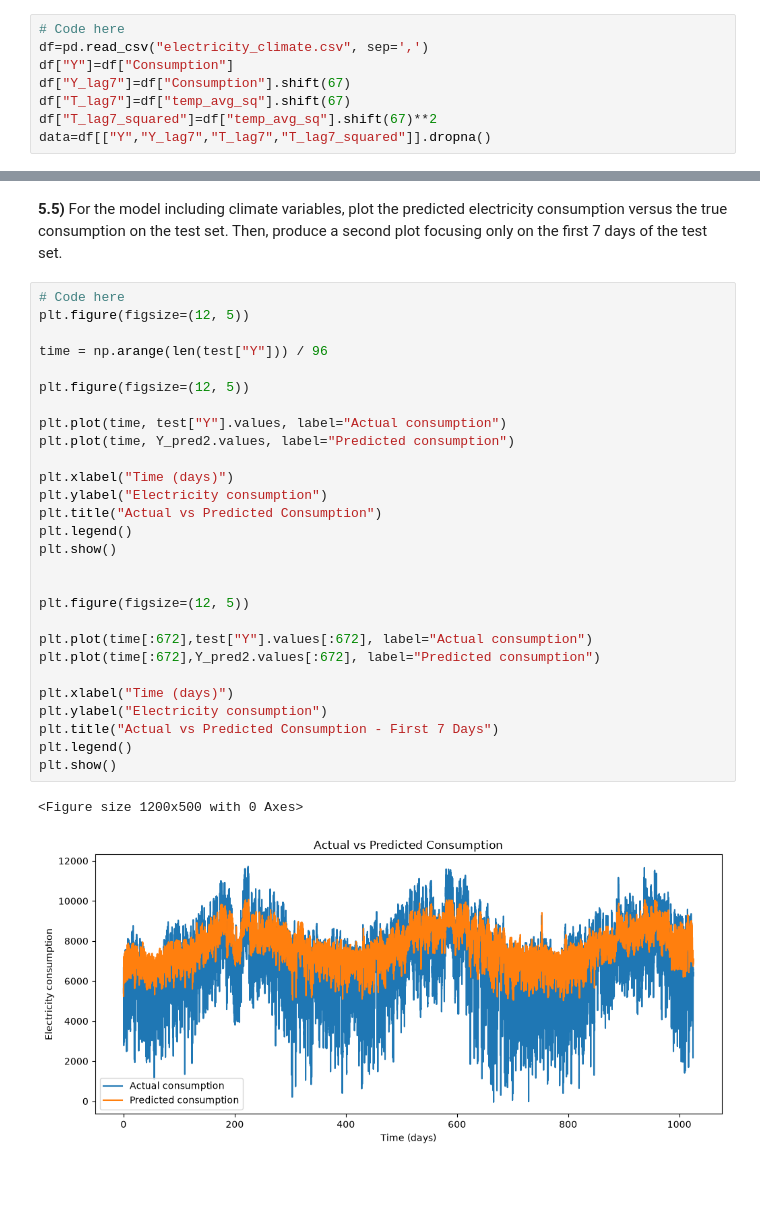
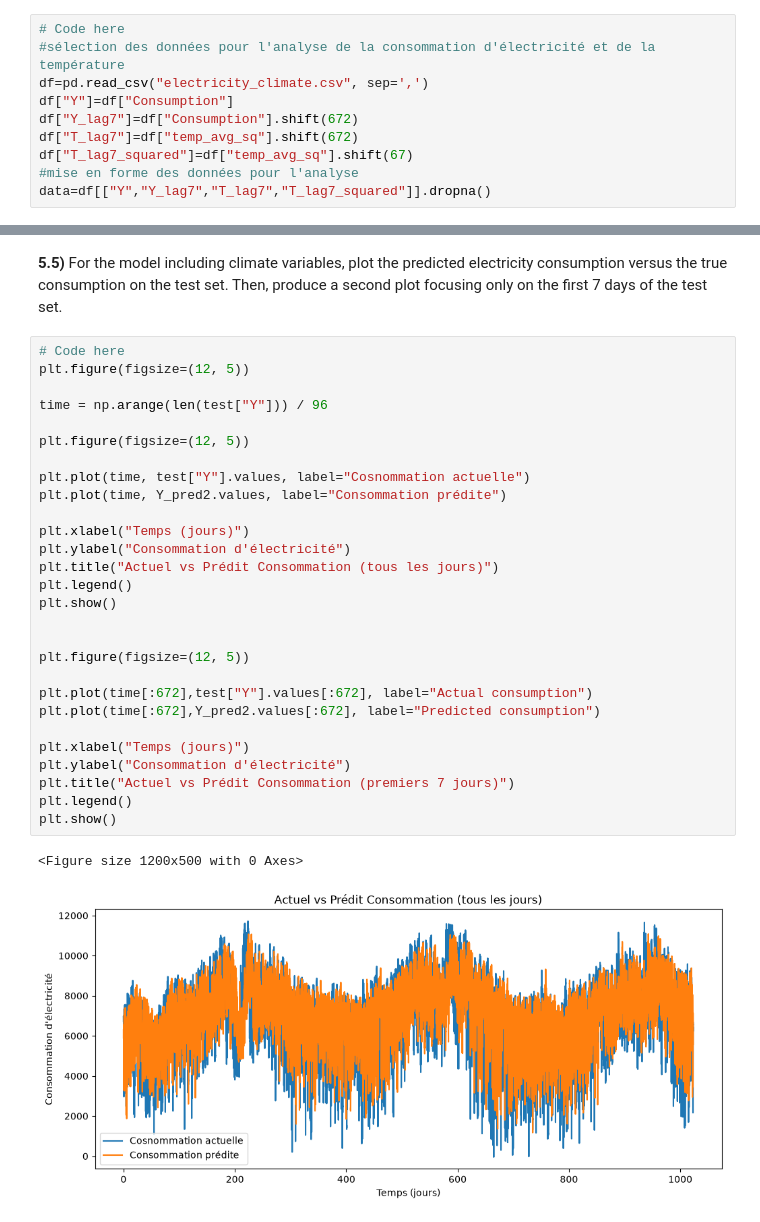
Before and after one commit to Rom-cd/hackaton_stats, a Jupyter notebook: Hackathon_26_27.ipynb, the cells around one changed output, grey strips where cells are left out. Drawn from its saved outputs; the diff is of its cells as text; blank space fills up the shorter version.

```diff
--- a/Hackathon_26_27.ipynb
+++ b/Hackathon_26_27.ipynb
@@ -415,11 +427,13 @@ To build the regression dataset, each row must contain:
 - the squared temperature at time $t - 7$ days: $\bar{T}_{t-7Days}^2$.
 # %%
 # Code here
+#sélection des données pour l'analyse de la consommation d'électricité et de la température
 df=pd.read_csv("electricity_climate.csv", sep=',')
 df["Y"]=df["Consumption"]
-df["Y_lag7"]=df["Consumption"].shift(67)
-df["T_lag7"]=df["temp_avg_sq"].shift(67)
-df["T_lag7_squared"]=df["temp_avg_sq"].shift(67)**2
+df["Y_lag7"]=df["Consumption"].shift(672)
+df["T_lag7"]=df["temp_avg_sq"].shift(672)
+df["T_lag7_squared"]=df["temp_avg_sq"].shift(67)
+#mise en forme des données pour l'analyse
 data=df[["Y","Y_lag7","T_lag7","T_lag7_squared"]].dropna()
 # %% [markdown]
 **5.2)** Split the dataset into a training set (first 75%) and a test set (last 25%).  Use the `OLS` function from the *statsmodels* package to fit linear regression model using only $Y_{t-7Days}$ as explanatory variable.
@@ -545,31 +560,31 @@ On peut donc conclure que la température contribue à améliorer les prédictio
 # %%
 # Code here
 plt.figure(figsize=(12, 5))
 
 time = np.arange(len(test["Y"])) / 96
 
 plt.figure(figsize=(12, 5))
 
-plt.plot(time, test["Y"].values, label="Actual consumption")
-plt.plot(time, Y_pred2.values, label="Predicted consumption")
+plt.plot(time, test["Y"].values, label="Cosnommation actuelle")
+plt.plot(time, Y_pred2.values, label="Consommation prédite")
 
-plt.xlabel("Time (days)")
-plt.ylabel("Electricity consumption")
-plt.title("Actual vs Predicted Consumption")
+plt.xlabel("Temps (jours)")
+plt.ylabel("Consommation d'électricité")
+plt.title("Actuel vs Prédit Consommation (tous les jours)")
 plt.legend()
 plt.show()
 
 
 plt.figure(figsize=(12, 5))
 
 plt.plot(time[:672],test["Y"].values[:672], label="Actual consumption")
 plt.plot(time[:672],Y_pred2.values[:672], label="Predicted consumption")
 
-plt.xlabel("Time (days)")
-plt.ylabel("Electricity consumption")
-plt.title("Actual vs Predicted Consumption - First 7 Days")
+plt.xlabel("Temps (jours)")
+plt.ylabel("Consommation d'électricité")
+plt.title("Actuel vs Prédit Consommation (premiers 7 jours)")
 plt.legend()
 plt.show()
 # %% [output]
 <Figure size 1200x500 with 0 Axes>
-[figure, old version]
+[figure, new version]
```
Also changed, not shown: parts of 16 cells of this notebook.
